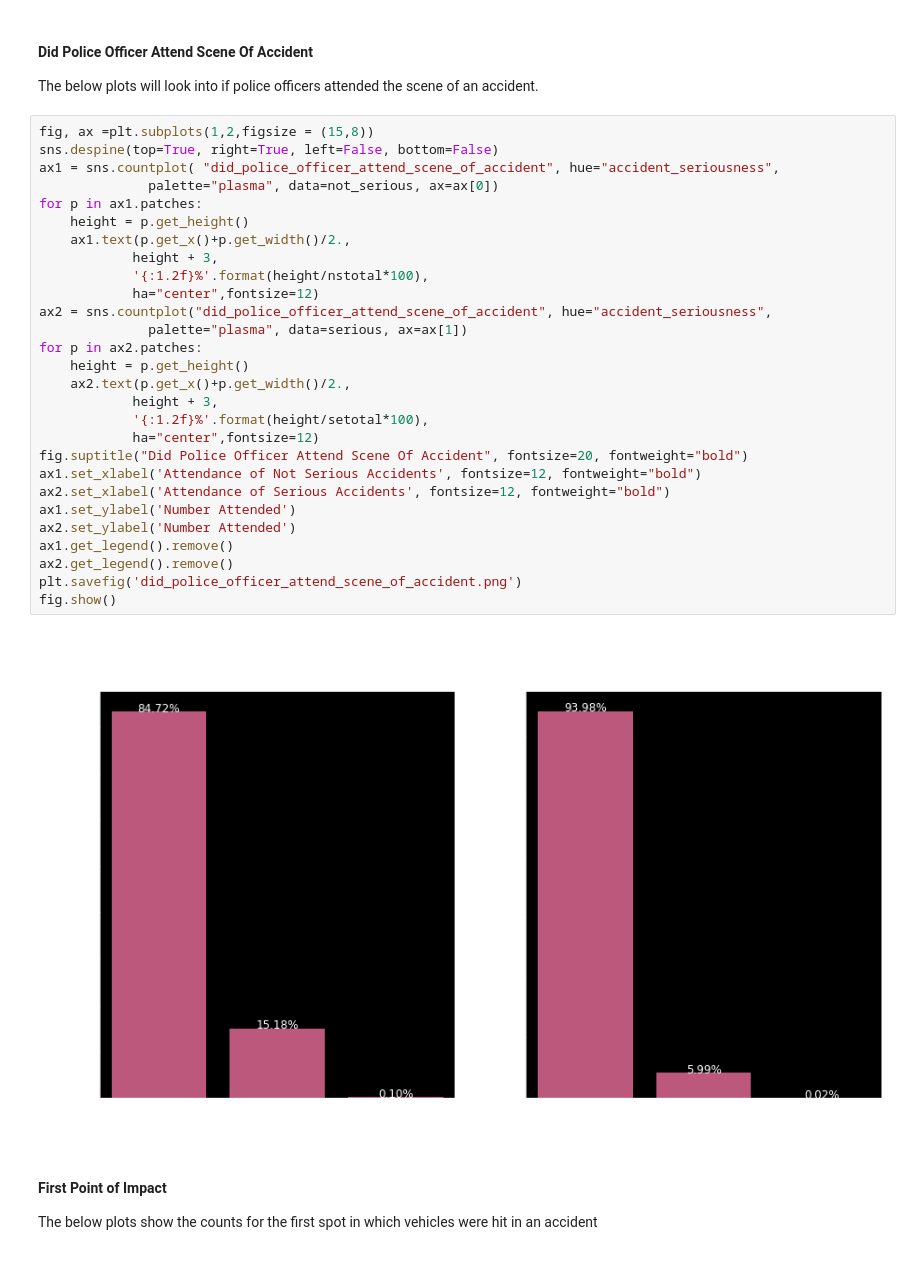
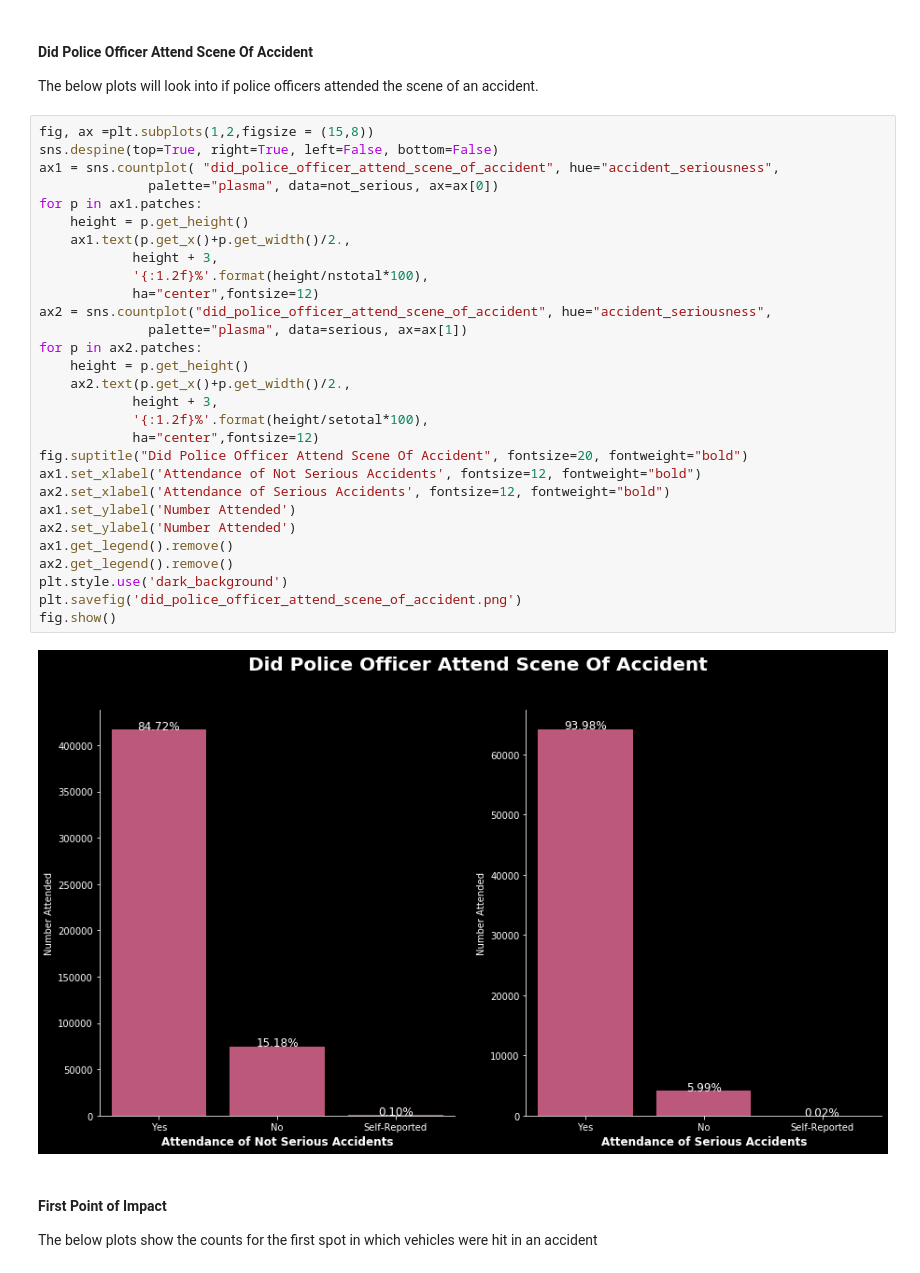
Before and after one commit to GenTaylor/Traffic-Accident-Analysis, a Jupyter notebook: UK_Road_Safety_Traffic_Accidents_and_Vehicles.ipynb, the cells around one changed output. Cells and saved outputs as stored; diff of their text form.

```diff
--- a/UK_Road_Safety_Traffic_Accidents_and_Vehicles.ipynb
+++ b/UK_Road_Safety_Traffic_Accidents_and_Vehicles.ipynb
@@ -1432,33 +1432,34 @@ The below plots will look into if police officers attended the scene of an accid
 # %%
 fig, ax =plt.subplots(1,2,figsize = (15,8))
 sns.despine(top=True, right=True, left=False, bottom=False)
 ax1 = sns.countplot( "did_police_officer_attend_scene_of_accident", hue="accident_seriousness",
               palette="plasma", data=not_serious, ax=ax[0])
 for p in ax1.patches:
     height = p.get_height()
     ax1.text(p.get_x()+p.get_width()/2.,
             height + 3,
             '{:1.2f}%'.format(height/nstotal*100),
             ha="center",fontsize=12)
 ax2 = sns.countplot("did_police_officer_attend_scene_of_accident", hue="accident_seriousness",
               palette="plasma", data=serious, ax=ax[1])
 for p in ax2.patches:
     height = p.get_height()
     ax2.text(p.get_x()+p.get_width()/2.,
             height + 3,
             '{:1.2f}%'.format(height/setotal*100),
             ha="center",fontsize=12)
 fig.suptitle("Did Police Officer Attend Scene Of Accident", fontsize=20, fontweight="bold")
 ax1.set_xlabel('Attendance of Not Serious Accidents', fontsize=12, fontweight="bold")
 ax2.set_xlabel('Attendance of Serious Accidents', fontsize=12, fontweight="bold")
 ax1.set_ylabel('Number Attended')
 ax2.set_ylabel('Number Attended')
 ax1.get_legend().remove()
 ax2.get_legend().remove()
+plt.style.use('dark_background')
 plt.savefig('did_police_officer_attend_scene_of_accident.png')
 fig.show()
 # %% [output]
-[figure, old version]
+[figure, new version]
 # %% [markdown]
 #### First Point of Impact
 
```
Also changed, not shown: parts of 19 cells of this notebook, 1 other file.
